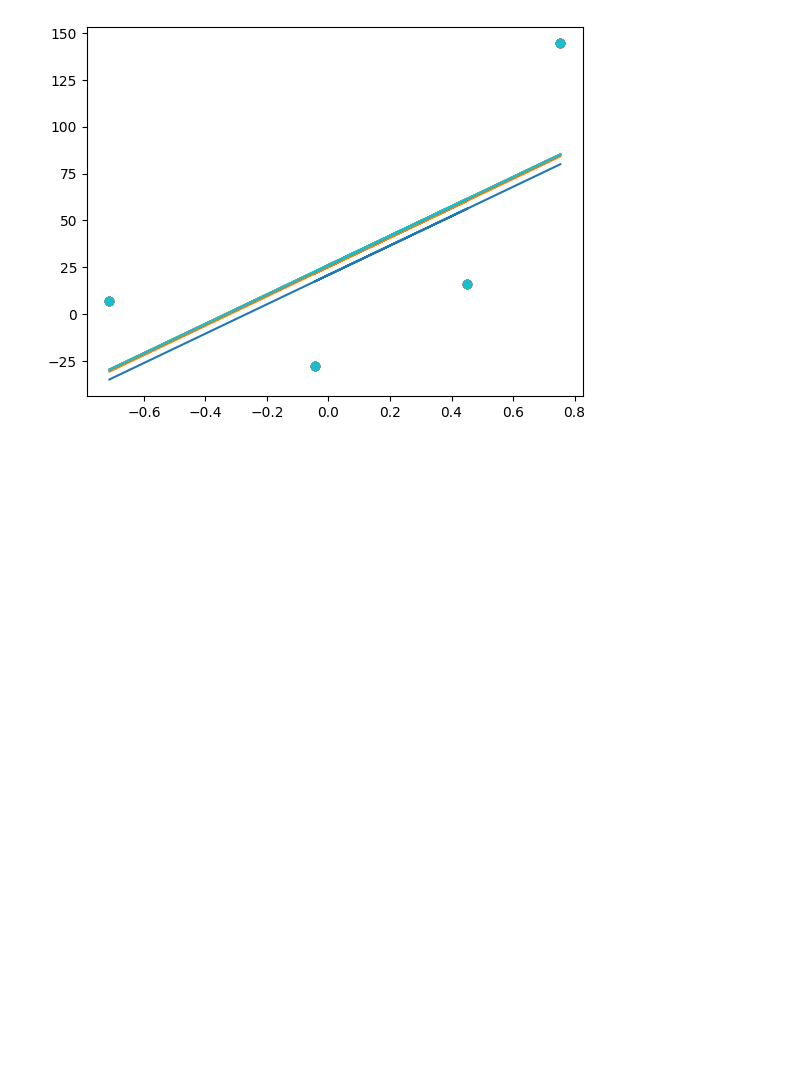
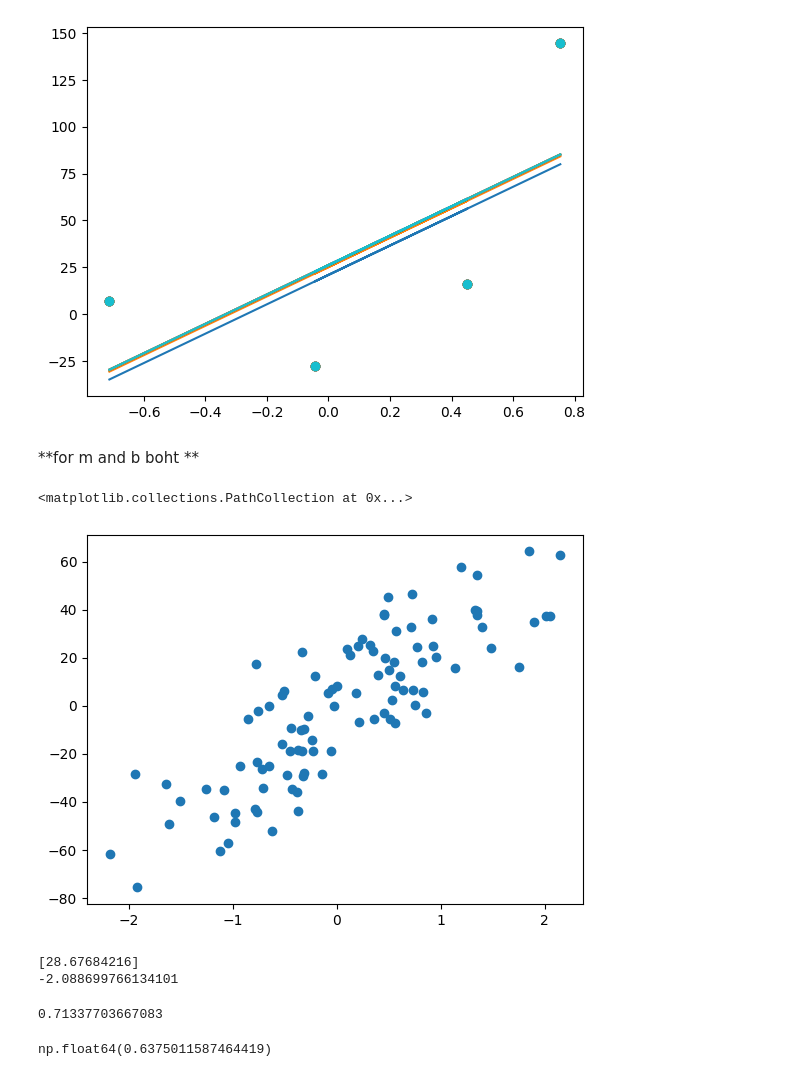
Before and after one commit to anasarshad7677-netizen/Complete-ML-repo, a Jupyter notebook: 20_Gradient_Descent.ipynb, the cells around one changed output. Drawn from its saved outputs; the diff is of its cells as text; code cells hidden in the pictures; blank space fills up the shorter version.

```diff
--- a/20_Gradient_Descent.ipynb
+++ b/20_Gradient_Descent.ipynb
@@ -110,3 +110,5 @@ for i in range(epsoch) :
   plt.scatter(x,y)
 # %% [output]
 [figure]
+# %% [markdown]
+**for m and b boht **
@@ -112,0 +122,7 @@ for i in range(epsoch) :
+# %%
+x,y = make_regression(n_samples=100,n_features=1,n_informative=1,n_targets=1,noise=20,random_state=13)
+# %%
+plt.scatter(x,y)
+# %% [output]
+<matplotlib.collections.PathCollection at 0x...>
+[figure, added]
@@ -112,0 +136,17 @@ for i in range(epsoch) :
+# %%
+lr.fit(x_train,y_train)
+print(lr.coef_)
+print(lr.intercept_)
+# %% [output]
+[28.67684216]
+-2.088699766134101
+# %%
+y_pred = lr.predict(x_test)
+from sklearn.metrics import r2_score
+r2_score(y_test,y_pred)
+# %% [output]
+0.71337703667083
+# %%
+np.mean(cross_val_score(lr,x,y,scoring='r2',cv=10))
+# %% [output]
+np.float64(0.6375011587464419)
```
Also changed, not shown: parts of 7 cells of this notebook.
